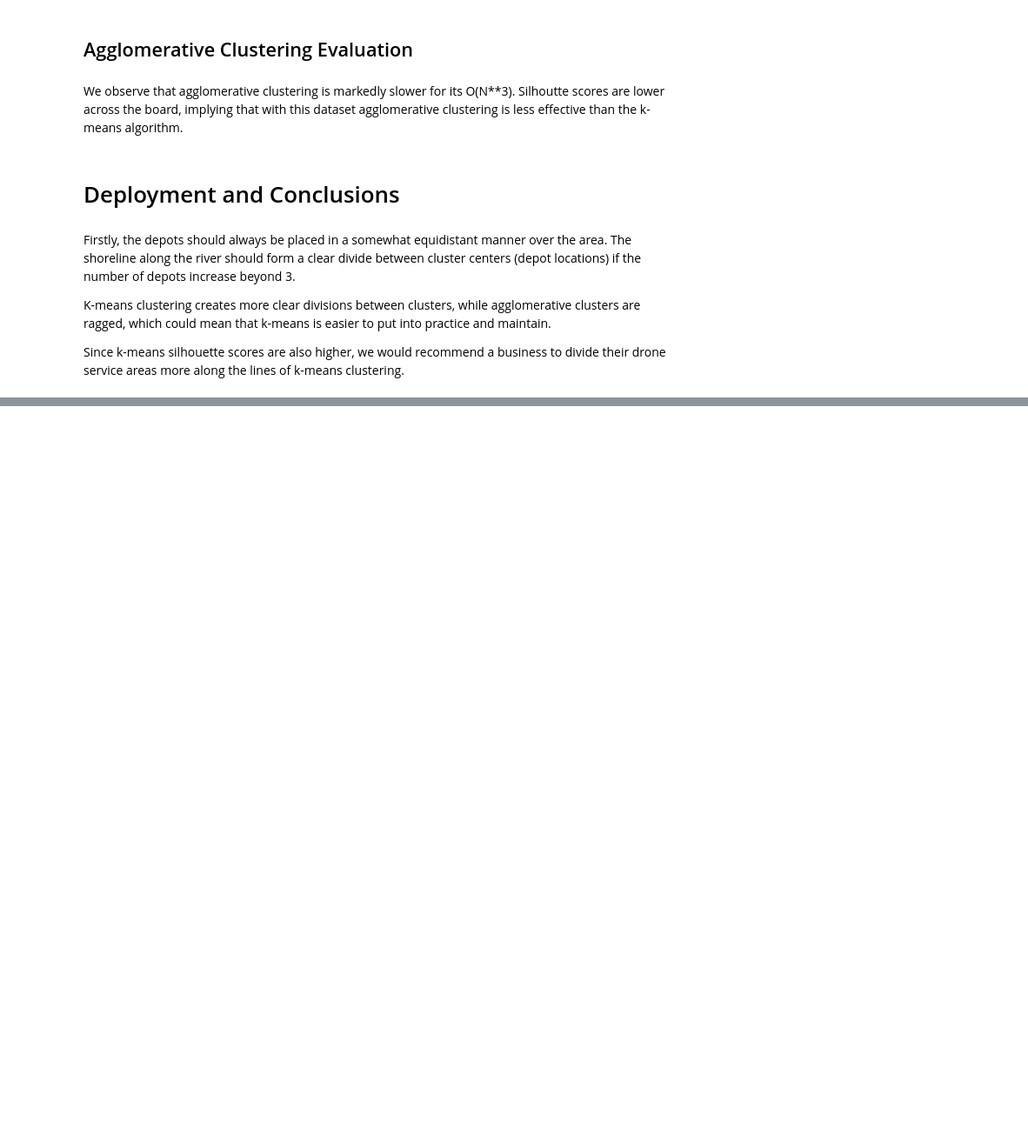
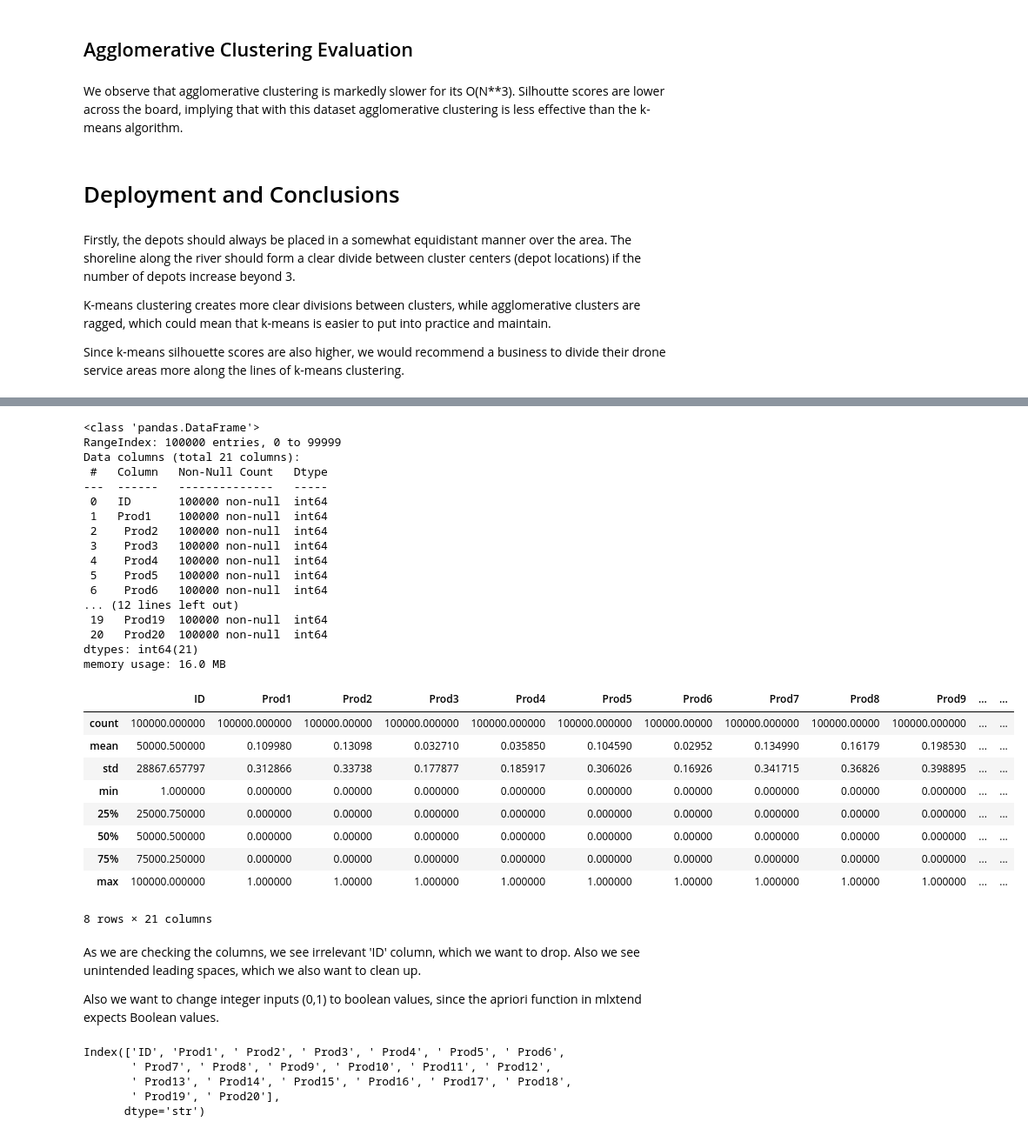
Before and after one commit to samuelms123/ML-tasks, a Jupyter notebook: task5/task5-pipeline.ipynb, the cells around one changed output, grey strips where cells are left out. Shown at 87% size. Drawn from its saved outputs; the diff is of its cells as text; code cells hidden in the pictures; blank space fills up the shorter version.

```diff
--- a/task5/task5-pipeline.ipynb
+++ b/task5/task5-pipeline.ipynb
@@ -303,0 +311,44 @@ Since k-means silhouette scores are also higher, we would recommend a business t
+# %%
+df = pd.read_csv("datasets/drone_prod_groups.csv", sep=',')
+df.info()
+df.describe()
+# %% [output]
+<class 'pandas.DataFrame'>
+RangeIndex: 100000 entries, 0 to 99999
+Data columns (total 21 columns):
+ #   Column   Non-Null Count   Dtype
+---  ------   --------------   -----
+ 0   ID       100000 non-null  int64
+ 1   Prod1    100000 non-null  int64
+ 2    Prod2   100000 non-null  int64
+ 3    Prod3   100000 non-null  int64
+ 4    Prod4   100000 non-null  int64
+ 5    Prod5   100000 non-null  int64
+ 6    Prod6   100000 non-null  int64
+... (12 lines left out)
+ 19   Prod19  100000 non-null  int64
+ 20   Prod20  100000 non-null  int64
+dtypes: int64(21)
+memory usage: 16.0 MB
+|  | ID | Prod1 | Prod2 | Prod3 | Prod4 | Prod5 | Prod6 | Prod7 | Prod8 | Prod9 | ... | ... |
+| count | 100000.000000 | 100000.000000 | 100000.00000 | 100000.000000 | 100000.000000 | 100000.000000 | 100000.00000 | 100000.000000 | 100000.00000 | 100000.000000 | ... | ... |
+| mean | 50000.500000 | 0.109980 | 0.13098 | 0.032710 | 0.035850 | 0.104590 | 0.02952 | 0.134990 | 0.16179 | 0.198530 | ... | ... |
+| std | 28867.657797 | 0.312866 | 0.33738 | 0.177877 | 0.185917 | 0.306026 | 0.16926 | 0.341715 | 0.36826 | 0.398895 | ... | ... |
+| min | 1.000000 | 0.000000 | 0.00000 | 0.000000 | 0.000000 | 0.000000 | 0.00000 | 0.000000 | 0.00000 | 0.000000 | ... | ... |
+| 25% | 25000.750000 | 0.000000 | 0.00000 | 0.000000 | 0.000000 | 0.000000 | 0.00000 | 0.000000 | 0.00000 | 0.000000 | ... | ... |
+| 50% | 50000.500000 | 0.000000 | 0.00000 | 0.000000 | 0.000000 | 0.000000 | 0.00000 | 0.000000 | 0.00000 | 0.000000 | ... | ... |
+| 75% | 75000.250000 | 0.000000 | 0.00000 | 0.000000 | 0.000000 | 0.000000 | 0.00000 | 0.000000 | 0.00000 | 0.000000 | ... | ... |
+| max | 100000.000000 | 1.000000 | 1.00000 | 1.000000 | 1.000000 | 1.000000 | 1.00000 | 1.000000 | 1.00000 | 1.000000 | ... | ... |
+8 rows × 21 columns
+# %% [markdown]
+As we are checking the columns, we see irrelevant 'ID' column, which we want to drop. Also we see unintended leading spaces, which we also want to clean up.
+
+Also we want to change integer inputs (0,1) to boolean values, since the apriori function in mlxtend expects Boolean values.
+# %%
+df.columns
+# %% [output]
+Index(['ID', 'Prod1', ' Prod2', ' Prod3', ' Prod4', ' Prod5', ' Prod6',
+       ' Prod7', ' Prod8', ' Prod9', ' Prod10', ' Prod11', ' Prod12',
+       ' Prod13', ' Prod14', ' Prod15', ' Prod16', ' Prod17', ' Prod18',
+       ' Prod19', ' Prod20'],
+      dtype='str')
```
Also changed, not shown: parts of 14 cells of this notebook.
